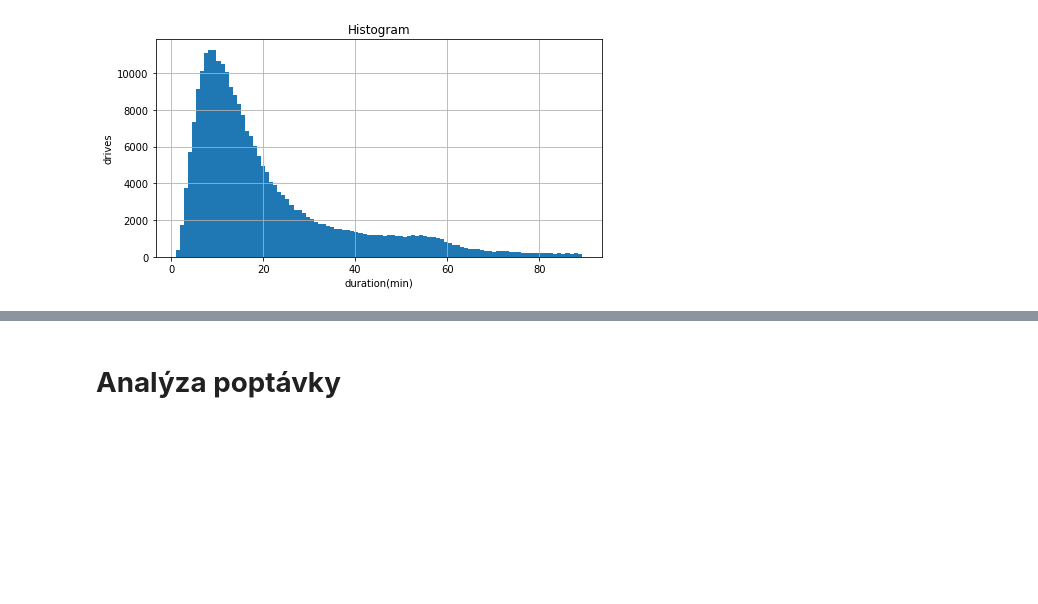
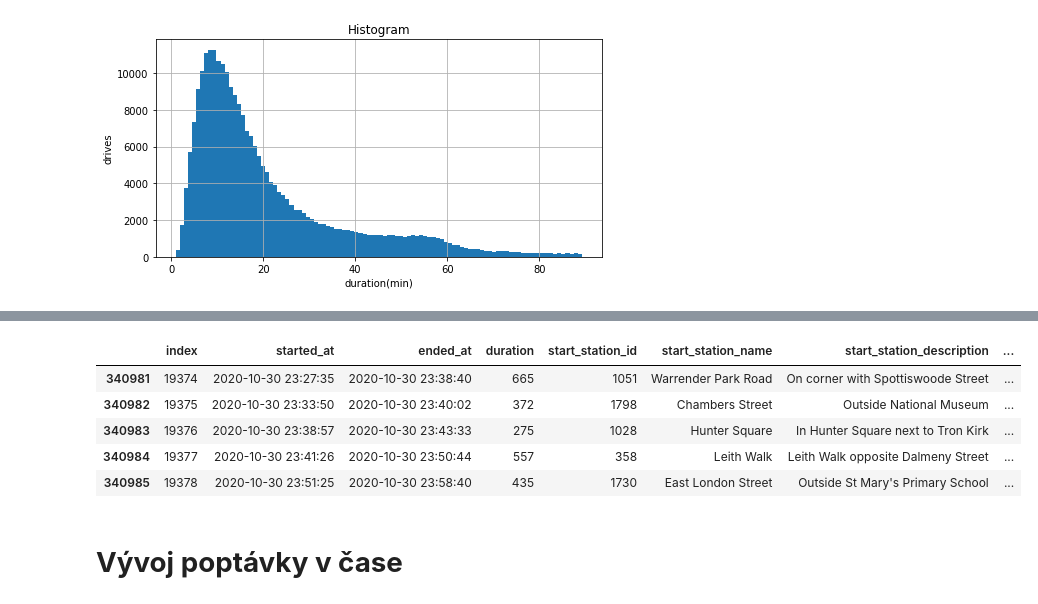
Before and after one commit to lenmal/Datova_akademie, a Jupyter notebook: Projekt_Python.ipynb, the cells around one changed output, grey strips where cells are left out. Cells and saved outputs as stored; diff of their text form; code cells hidden in the pictures; blank space fills up the shorter version.

```diff
--- a/Projekt_Python.ipynb
+++ b/Projekt_Python.ipynb
@@ -502,2 +510,11 @@ plt.show()
+# %%
+edinbikes_df.tail()
+# %% [output]
+|  | index | started_at | ended_at | duration | start_station_id | start_station_name | start_station_description | ... |
+| 340981 | 19374 | 2020-10-30 23:27:35 | 2020-10-30 23:38:40 | 665 | 1051 | Warrender Park Road | On corner with Spottiswoode Street | ... |
+| 340982 | 19375 | 2020-10-30 23:33:50 | 2020-10-30 23:40:02 | 372 | 1798 | Chambers Street | Outside National Museum | ... |
+| 340983 | 19376 | 2020-10-30 23:38:57 | 2020-10-30 23:43:33 | 275 | 1028 | Hunter Square | In Hunter Square next to Tron Kirk | ... |
+| 340984 | 19377 | 2020-10-30 23:41:26 | 2020-10-30 23:50:44 | 557 | 358 | Leith Walk | Leith Walk opposite Dalmeny Street | ... |
+| 340985 | 19378 | 2020-10-30 23:51:25 | 2020-10-30 23:58:40 | 435 | 1730 | East London Street | Outside St Mary's Primary School | ... |
 # %% [markdown]
-# **Analýza poptávky**
+# **Vývoj poptávky v čase**
```
Also changed, not shown: parts of 11 cells of this notebook.
